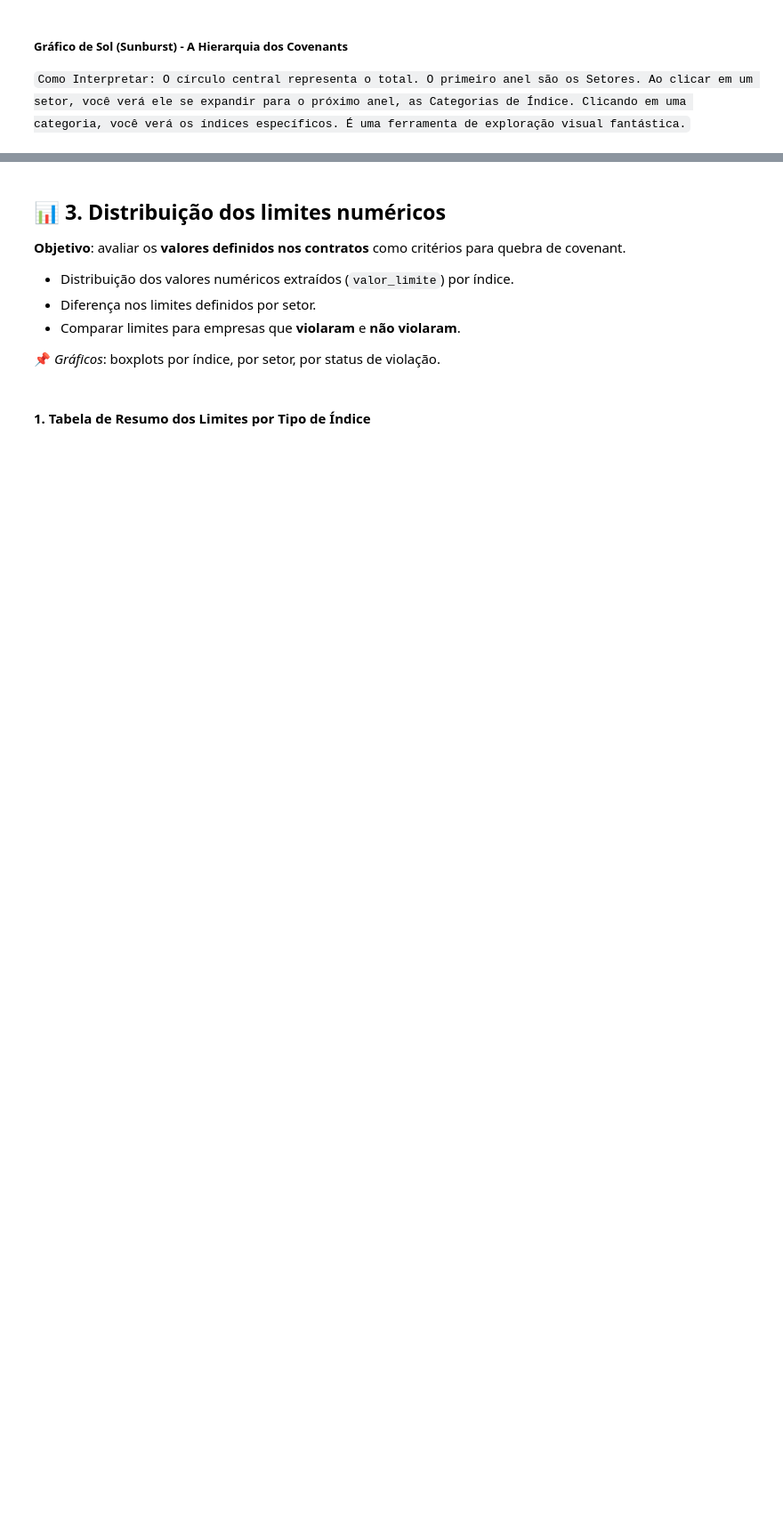
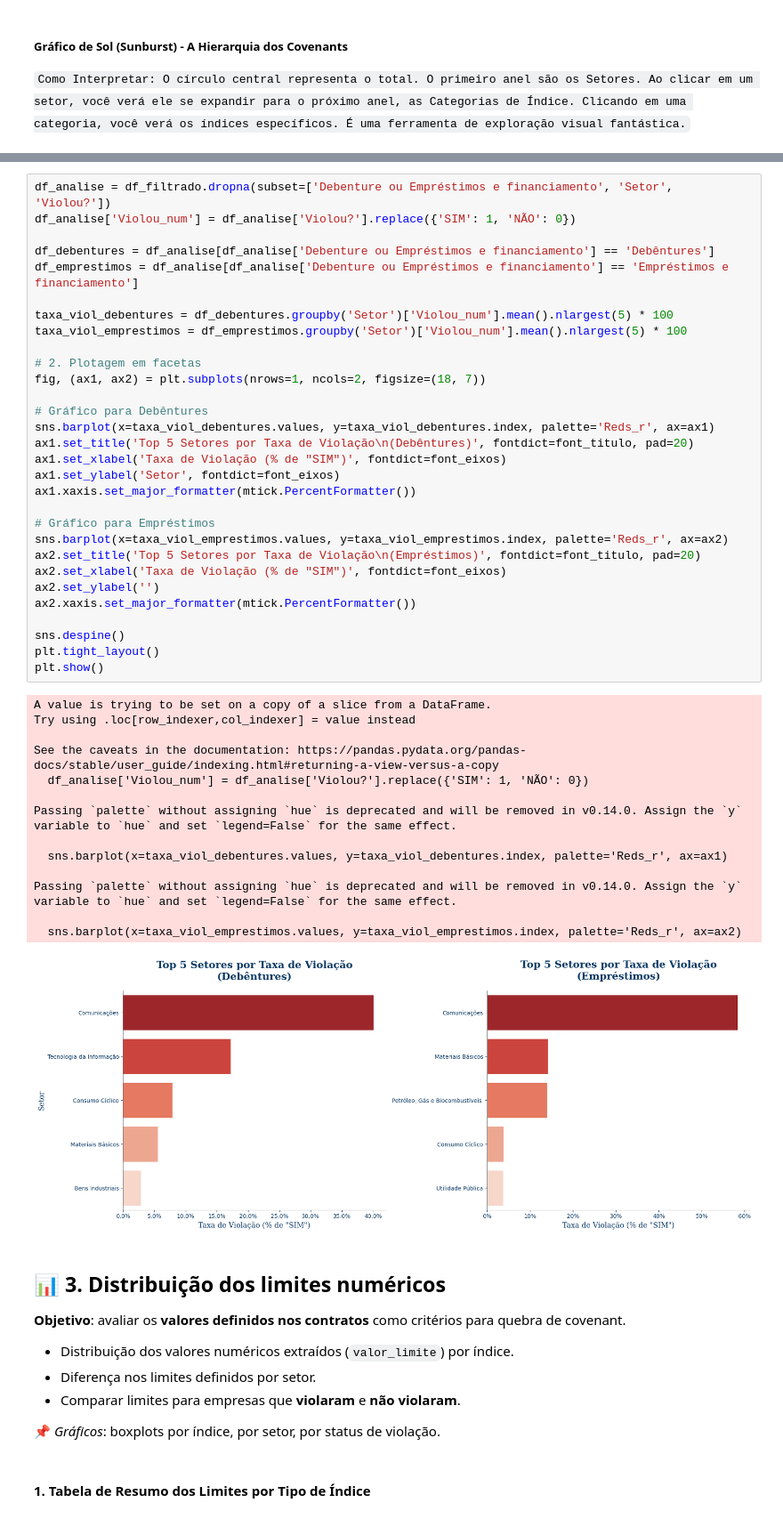
Before and after one commit to meduardajustino/Covenants-Contabeis, a Jupyter notebook: Análise Covenants.ipynb, the cells around one changed output, grey strips where cells are left out. Shown at 89% size. Drawn from its saved outputs; the diff is of its cells as text; blank space fills up the shorter version.

```diff
--- a/Análise Covenants.ipynb
+++ b/Análise Covenants.ipynb
@@ -1164,3 +1315,48 @@ fig.show()
+# %%
+df_analise = df_filtrado.dropna(subset=['Debenture ou Empréstimos e financiamento', 'Setor', 'Violou?'])
+df_analise['Violou_num'] = df_analise['Violou?'].replace({'SIM': 1, 'NÃO': 0})
+
+df_debentures = df_analise[df_analise['Debenture ou Empréstimos e financiamento'] == 'Debêntures']
+df_emprestimos = df_analise[df_analise['Debenture ou Empréstimos e financiamento'] == 'Empréstimos e financiamento']
+
+taxa_viol_debentures = df_debentures.groupby('Setor')['Violou_num'].mean().nlargest(5) * 100
+taxa_viol_emprestimos = df_emprestimos.groupby('Setor')['Violou_num'].mean().nlargest(5) * 100
+
+# 2. Plotagem em facetas
+fig, (ax1, ax2) = plt.subplots(nrows=1, ncols=2, figsize=(18, 7))
+
+# Gráfico para Debêntures
+sns.barplot(x=taxa_viol_debentures.values, y=taxa_viol_debentures.index, palette='Reds_r', ax=ax1)
+ax1.set_title('Top 5 Setores por Taxa de Violação\n(Debêntures)', fontdict=font_titulo, pad=20)
+ax1.set_xlabel('Taxa de Violação (% de "SIM")', fontdict=font_eixos)
+ax1.set_ylabel('Setor', fontdict=font_eixos)
+ax1.xaxis.set_major_formatter(mtick.PercentFormatter())
+
+# Gráfico para Empréstimos
+sns.barplot(x=taxa_viol_emprestimos.values, y=taxa_viol_emprestimos.index, palette='Reds_r', ax=ax2)
+ax2.set_title('Top 5 Setores por Taxa de Violação\n(Empréstimos)', fontdict=font_titulo, pad=20)
+ax2.set_xlabel('Taxa de Violação (% de "SIM")', fontdict=font_eixos)
+ax2.set_ylabel('')
+ax2.xaxis.set_major_formatter(mtick.PercentFormatter())
+
+sns.despine()
+plt.tight_layout()
+plt.show()
+# %% [output]
+A value is trying to be set on a copy of a slice from a DataFrame.
+Try using .loc[row_indexer,col_indexer] = value instead
+
+See the caveats in the documentation: https://pandas.pydata.org/pandas-docs/stable/user_guide/indexing.html#returning-a-view-versus-a-copy
+  df_analise['Violou_num'] = df_analise['Violou?'].replace({'SIM': 1, 'NÃO': 0})
+
+Passing `palette` without assigning `hue` is deprecated and will be removed in v0.14.0. Assign the `y` variable to `hue` and set `legend=False` for the same effect.
+
+  sns.barplot(x=taxa_viol_debentures.values, y=taxa_viol_debentures.index, palette='Reds_r', ax=ax1)
+
+Passing `palette` without assigning `hue` is deprecated and will be removed in v0.14.0. Assign the `y` variable to `hue` and set `legend=False` for the same effect.
+
+  sns.barplot(x=taxa_viol_emprestimos.values, y=taxa_viol_emprestimos.index, palette='Reds_r', ax=ax2)
+[figure, added]
 # %% [markdown]
 
 ## 📊 3. **Distribuição dos limites numéricos**
```
Also changed, not shown: parts of 16 cells of this notebook, 1 other file.
